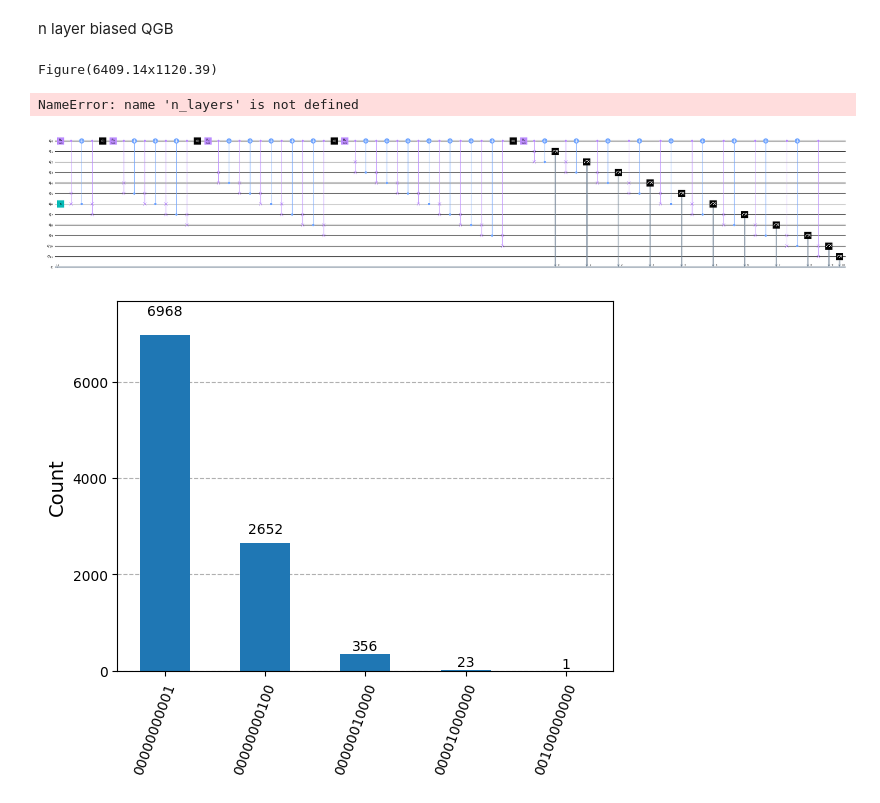
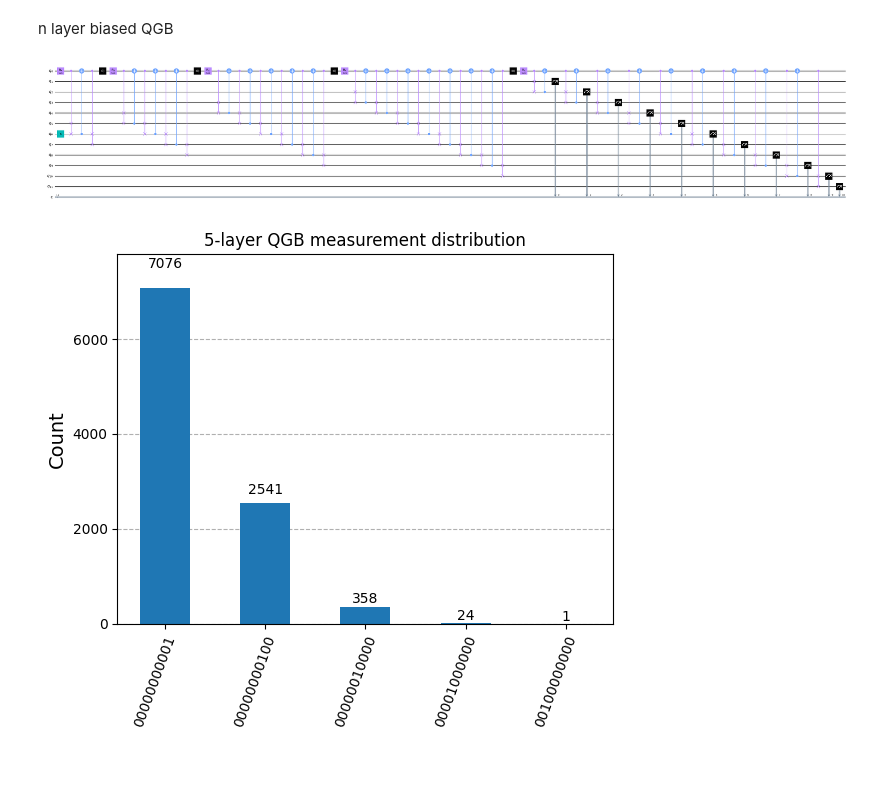
Before and after one commit to saxenaprajjwal/WISER, a Jupyter notebook: TASK_III.ipynb, the cells around one changed output. Drawn from its saved outputs; the diff is of its cells as text; code cells hidden in the pictures; blank space fills up the shorter version.

Commit message:
fully implemented n - layer biased QGB code

```diff
--- a/TASK_III.ipynb
+++ b/TASK_III.ipynb
@@ -143,37 +143,34 @@ def n_layer_biased_qgb(n_layers, theta):
         pairs = [(j, j + 1) for j in range(center - k, center + k)]
         for i, (a, b) in enumerate(pairs):
             qc.append(CSwapGate(), [coin, a, b])
             if i < len(pairs) - 1:
                 qc.cx(b, coin)
         # Reset coin to |0> before next layer (unless last layer)
         if k < n_layers:
             qc.reset(coin)
 
     # Measure all position qubits
     for i, pos in enumerate(range(1, num_positions + 1)):
         qc.measure(pos, i)
 
     # Draw circuit in Clifford style
-    print(qc.draw(output='mpl', style='clifford', fold=1))
+    qc.draw(output='mpl', style='clifford', fold=1)
     return qc
 
 # Example usage:
-qc = n_layer_biased_qgb(n_layers=5, theta=5 * np.pi / 6)
+n_layers = 5
+qc = n_layer_biased_qgb(n_layers=n_layers, theta=5 * np.pi / 6)
 
 # Simulate
 sim = AerSimulator()
 compiled = transpile(qc, sim)
 result = sim.run(compiled, shots=10000).result()
 counts = result.get_counts()
 
 # Show result
 plot_histogram(counts)
-# plt.title("n-layer biased QGB (measuring all positions)")
 plt.title(f"{n_layers}-layer QGB measurement distribution")
-
 plt.show()
 # %% [output]
-Figure(6409.14x1120.39)
-NameError: name 'n_layers' is not defined
 [figure]
-[figure, old version]
+[figure, new version]
```
Also changed, not shown: parts of 1 cell of this notebook.
